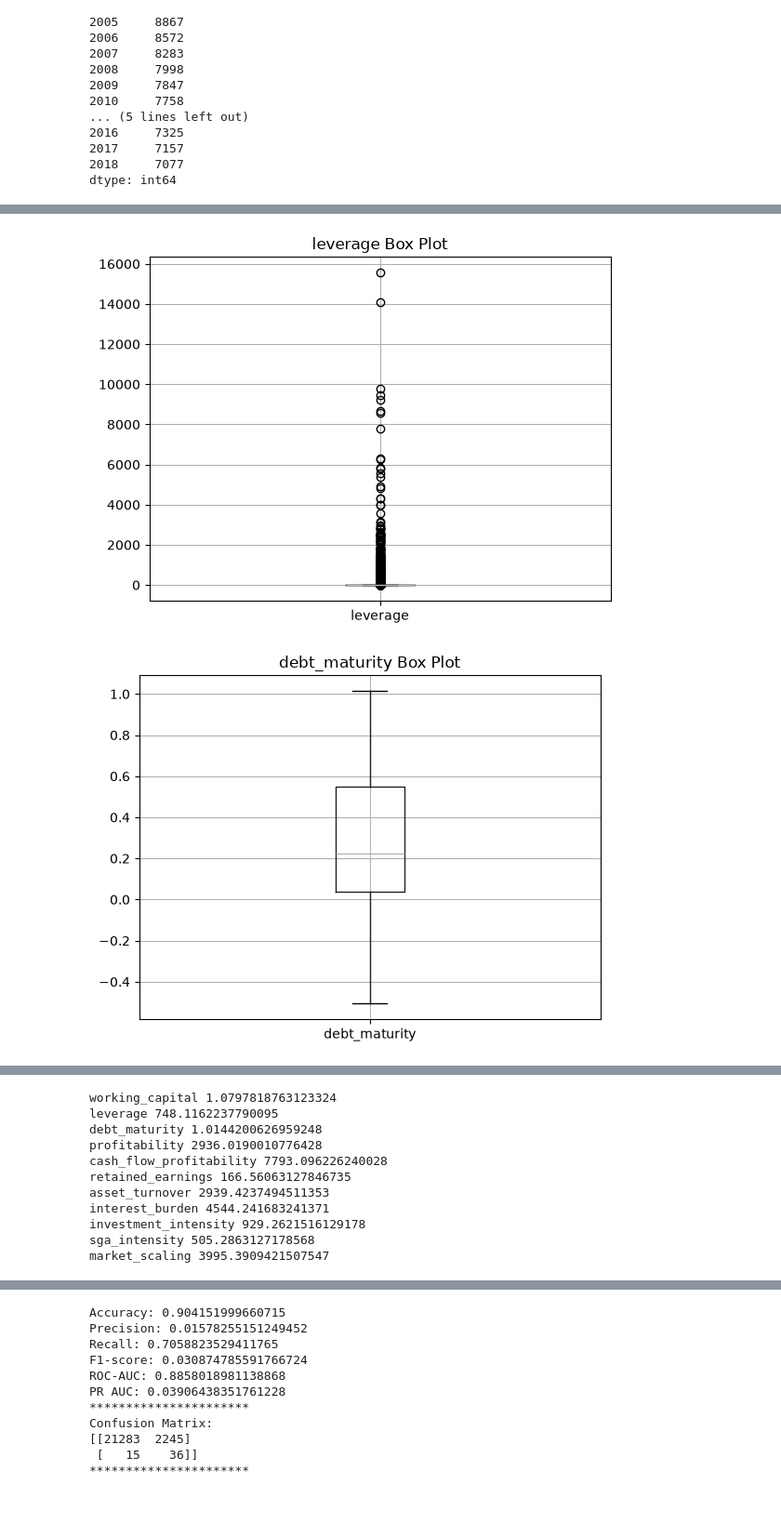
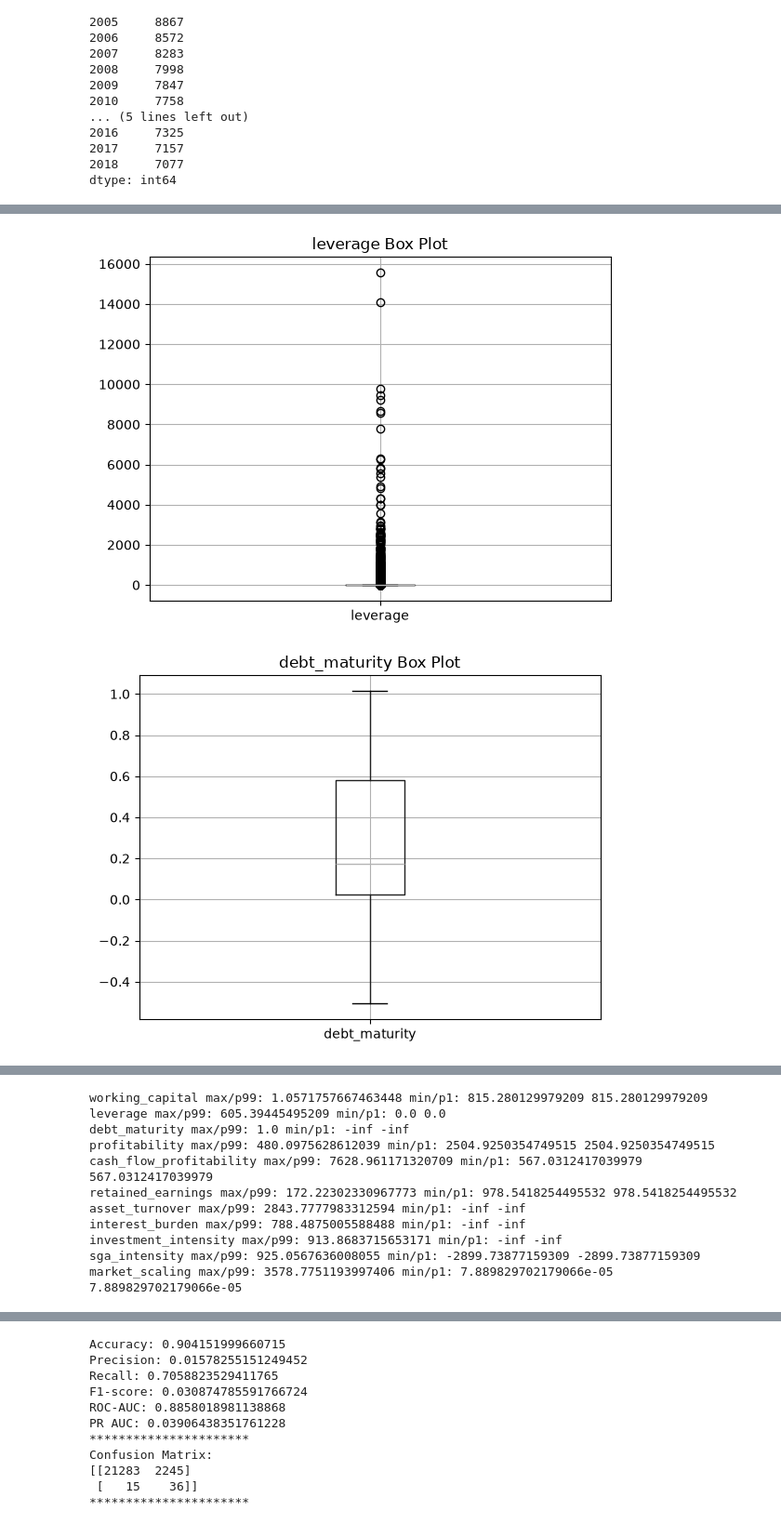
Before and after one commit to ThanaNassr/corporate-bankruptcy-prediction, a Jupyter notebook: analysis.ipynb, the cells around one changed output, grey strips where cells are left out. Shown at 93% size. Drawn from its saved outputs; the diff is of its cells as text; code cells hidden in the pictures.

```diff
--- a/analysis.ipynb
+++ b/analysis.ipynb
@@ -349,22 +369,0 @@ KeyError: "['working_capital_missing', 'leverage_missing', 'debt_maturity_missin
-# %%
-#We protect the 0 denominator values in the features columns by replacing them with NaN, so that we can impute them later.
-x_train[accounting_features] = x_train[accounting_features].replace([np.inf, -np.inf], np.nan)
-
-#For missing values, we make a missing value indicator column for each feature, which is 1 if the value is missing and 0 if it is not missing. This way, we can use the missing value information as a feature in the model, which may be informative for predicting distress.
-for feature in accounting_features:
-    x_train[feature + "_missing"] = x_train[feature].isna().astype(int)
-
-x_train.columns.tolist() #check
-
- #Now, to get the median to be a little more accurate compared to the overall median for firms.
- #I group firms by shared sic and fiscal year and then based each unique combination a median is calculated and its used to fill in the missing cells.
-industry_categories = ["sic","year"]
-features_medians = x_train.groupby(industry_categories, as_index=False)[accounting_features].transform('median')
-x_train[accounting_features] = x_train[accounting_features].fillna(features_medians)
-
-x_train[accounting_features].isna().sum() #check to see if these values decreased and they did but i didnt completely solve the missing values issue, will do debugging on this and will try to resolve this issue!
-#x_train[x_train["working_capital"].isna()][["sic", "year", "working_capital"]].tail() #unique year , sic combinations are still NaN
-#we use overall median for the rest of the columns
-x_train[accounting_features] = x_train[accounting_features].fillna(x_train[accounting_features].median())
-#now we check if anything in the entie dtaaframe is missing
-x_train.isna().sum() #Perfecto!
@@ -389,27 +370,29 @@ dtype: int64
 # %%
 outlier_description = final[features].describe()
 #print(outlier_description) #investigating outliers to be able to do the next steps
 
 #Boxlplots for better visualisation
-for feature in features:
+for feature in accounting_features:
     final.boxplot(column=feature)
     plt.title(feature + " Box Plot")
     plt.show()
 
 #final["act"].sort_values(ascending=False).head(20)
-for feature in features:
-    p99 = final[feature].quantile(0.99)
-    count = (final[feature] > p99).sum()
-    max = final[feature].max()
-    print(feature, max/p99)
+for feature in accounting_features:
+    p99 = train[feature].quantile(0.99)
+    count = (train[feature] > p99).sum()
+    max = train[feature].max()
+    p1 = train[feature].quantile(0.01)
+    min = train[feature].min()
+    print(feature, "max/p99:" , max/p99 , "min/p1:" , min/p1, min/p1)
 
 """
 The majority of accounting variables exhibited substantial outliers, with the maximum values exceeding the 99th percentile by more than a factor of 10 for almost all features.
 This indicates the presence of a small number of extreme observations that may disproportionately influence model performance and therefore warrant treatment.
 """
 # %% [output]
 [figure]
 [figure]
-[figure, old version]
+[figure, new version]
 [figure]
 [figure]
@@ -419,17 +402,17 @@ This indicates the presence of a small number of extreme observations that may d
 [figure]
 [figure]
 [figure]
-working_capital 1.0797818763123324
-leverage 748.1162237790095
-debt_maturity 1.0144200626959248
-profitability 2936.0190010776428
-cash_flow_profitability 7793.096226240028
-retained_earnings 166.56063127846735
-asset_turnover 2939.4237494511353
-interest_burden 4544.241683241371
-investment_intensity 929.2621516129178
-sga_intensity 505.2863127178568
-market_scaling 3995.3909421507547
+working_capital max/p99: 1.0571757667463448 min/p1: 815.280129979209 815.280129979209
+leverage max/p99: 605.39445495209 min/p1: 0.0 0.0
+debt_maturity max/p99: 1.0 min/p1: -inf -inf
+profitability max/p99: 480.0975628612039 min/p1: 2504.9250354749515 2504.9250354749515
+cash_flow_profitability max/p99: 7628.961171320709 min/p1: 567.0312417039979 567.0312417039979
+retained_earnings max/p99: 172.22302330967773 min/p1: 978.5418254495532 978.5418254495532
+asset_turnover max/p99: 2843.7777983312594 min/p1: -inf -inf
+interest_burden max/p99: 788.4875005588488 min/p1: -inf -inf
+investment_intensity max/p99: 913.8683715653171 min/p1: -inf -inf
+sga_intensity max/p99: 925.0567636008055 min/p1: -2899.73877159309 -2899.73877159309
+market_scaling max/p99: 3578.7751193997406 min/p1: 7.889829702179066e-05 7.889829702179066e-05
 '\nThe majority of accounting variables exhibited substantial outliers, with the maximum values exceeding the 99th percentile by more than a factor of 10 for almost all features. \nThis indicates the  ...
 # %%
 #Now we windorize the extreme values for each feature by calculating the 1rst and 99th percentile & replace the extreme values with those calculations
```
Also changed, not shown: parts of 8 cells of this notebook.
